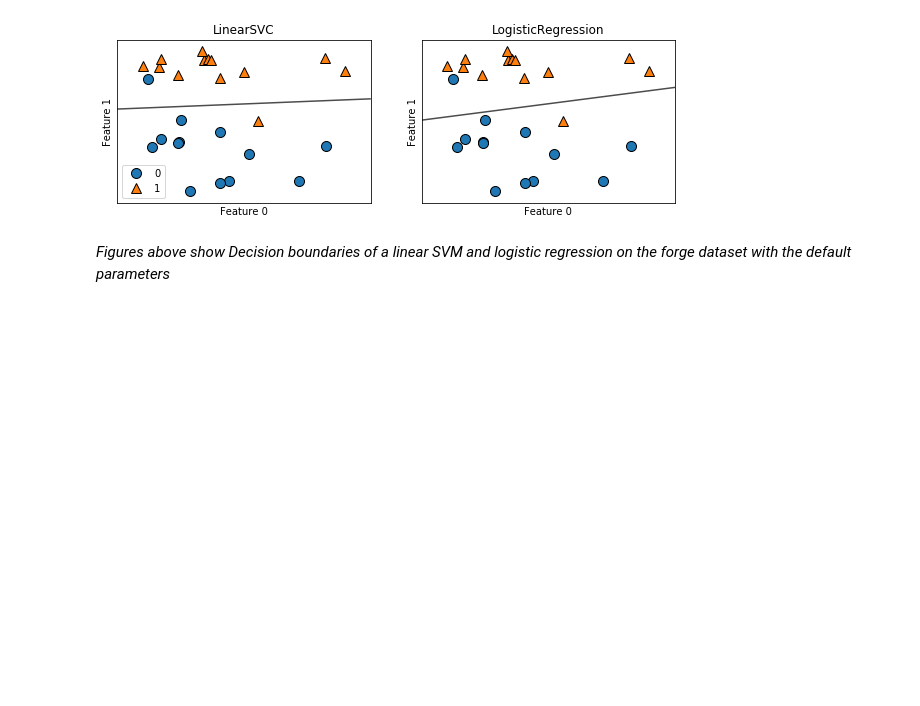
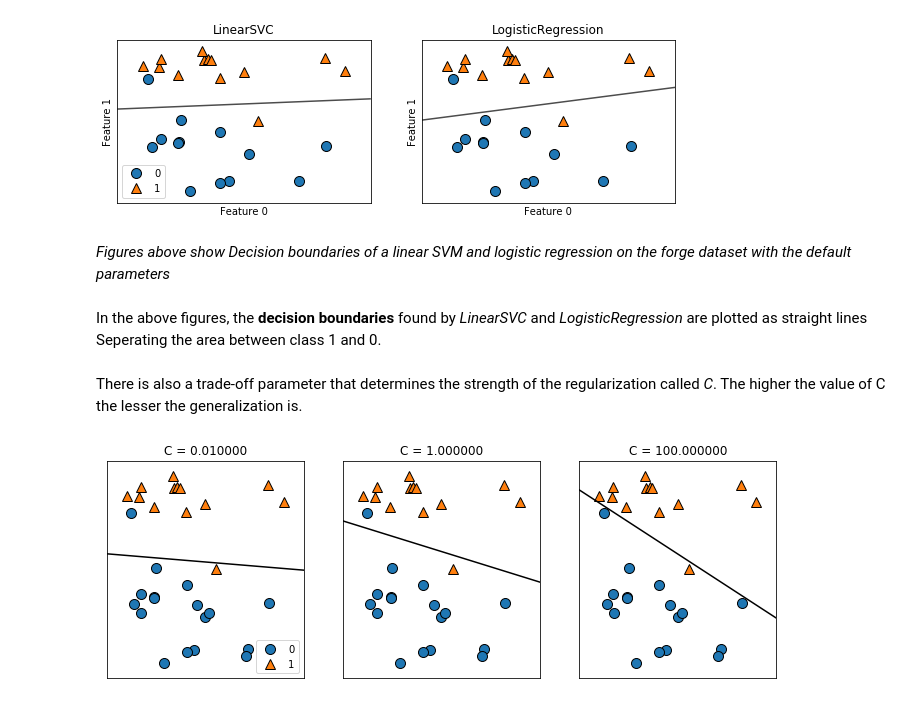
Before and after one commit to abudata/Machine_Learning, a Jupyter notebook: Supervised_Learning_Linear_Models_for_Classification.ipynb, the cells around one changed output. Cells and saved outputs as stored; diff of their text form; code cells hidden in the pictures; blank space fills up the shorter version.

Commit message:
regularization added

```diff
--- a/Supervised_Learning_Linear_Models_for_Classification.ipynb
+++ b/Supervised_Learning_Linear_Models_for_Classification.ipynb
@@ -40,3 +40,11 @@ axes[0].legend()
 [figure]
 # %% [markdown]
 *Figures above show Decision boundaries of a linear SVM and logistic regression on the forge dataset with the default parameters*
+# %% [markdown]
+In the above figures, the **decision boundaries** found by *LinearSVC* and *LogisticRegression* are plotted as straight lines Seperating the area between class 1 and 0.
+# %% [markdown]
+There is also a trade-off parameter that determines the strength of the regularization called *C*. The higher the value of C the lesser the generalization is.
+# %%
+mglearn.plots.plot_linear_svc_regularization()
+# %% [output]
+[figure, added]
```
